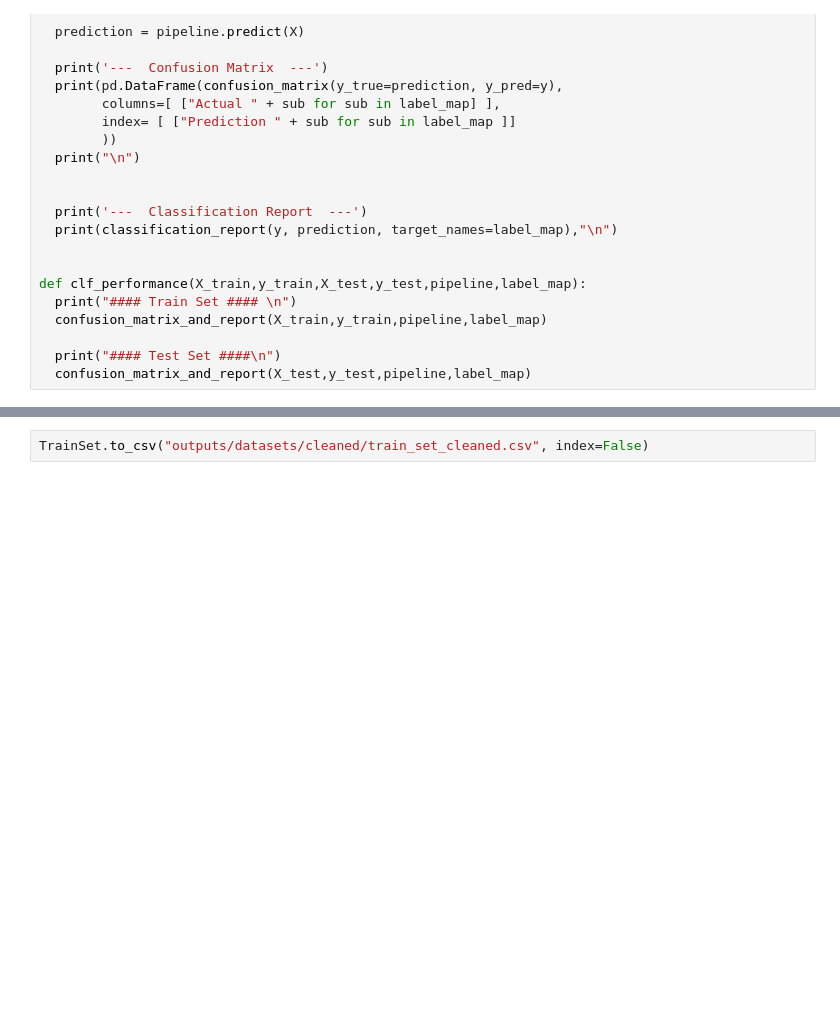
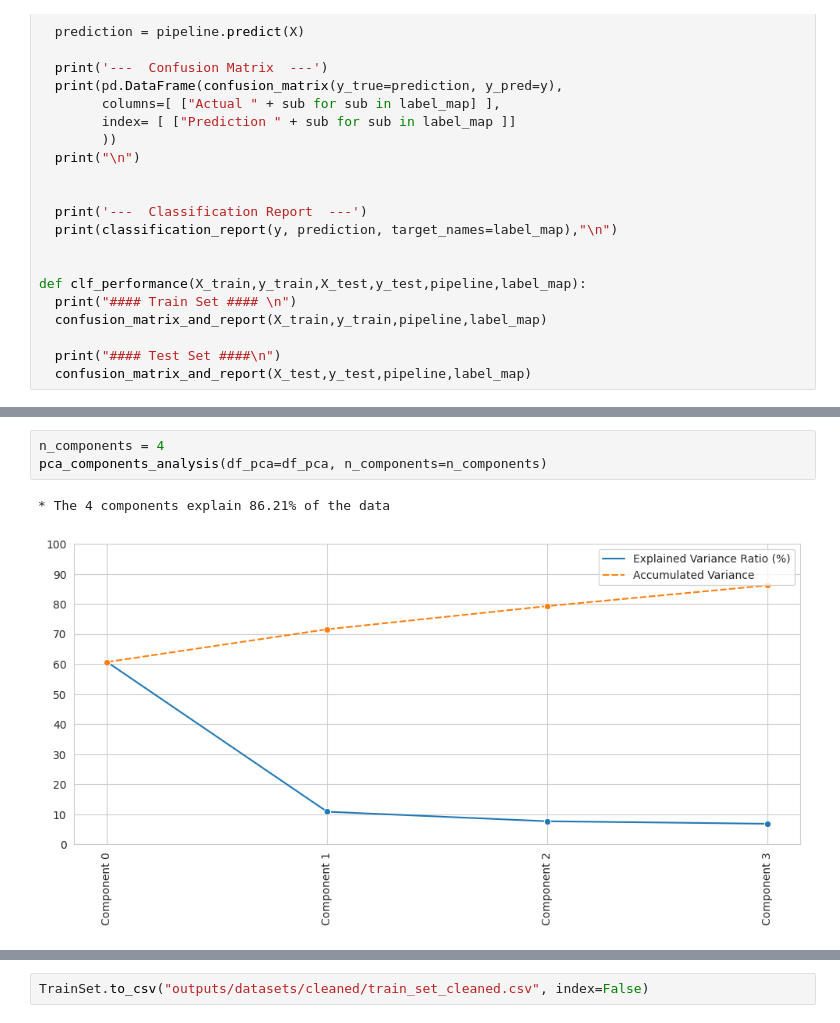
Before and after one commit to Danpr1984/milestone-project-heritage-housing-issues, a Jupyter notebook: jupyter_notebooks/Modeling and Evaluation.ipynb, the cells around one changed output, grey strips where cells are left out. Saved outputs shown, nothing was run; the diff lists cells and outputs as text; blank space fills up the shorter version.

```diff
--- a/jupyter_notebooks/Modeling and Evaluation.ipynb
+++ b/jupyter_notebooks/Modeling and Evaluation.ipynb
@@ -520,0 +523,6 @@ except Exception as e:
+# %%
+n_components = 4
+pca_components_analysis(df_pca=df_pca, n_components=n_components)
+# %% [output]
+* The 4 components explain 86.21% of the data
+[figure, added]
```
Also changed, not shown: parts of 29 cells of this notebook.
